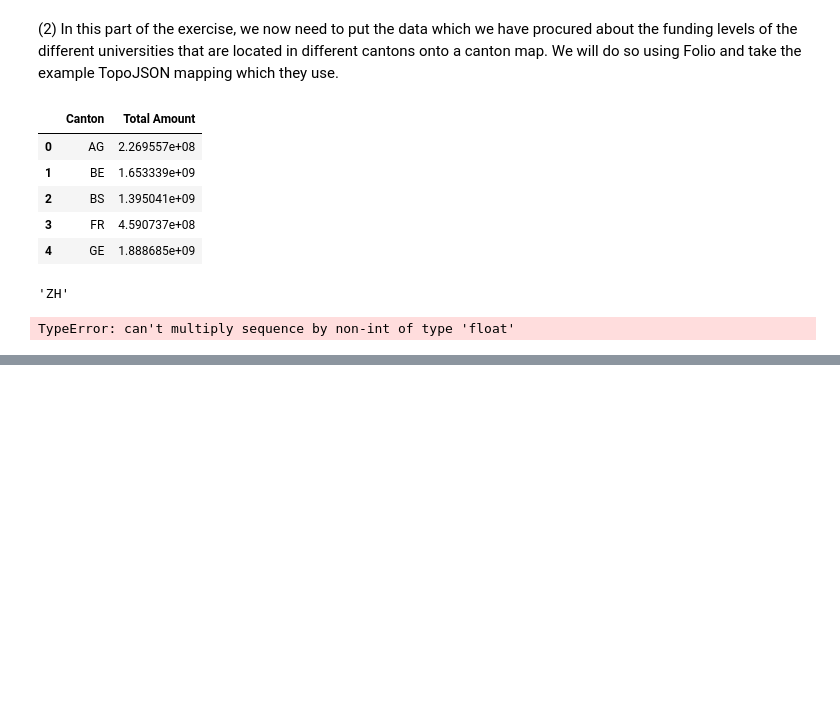
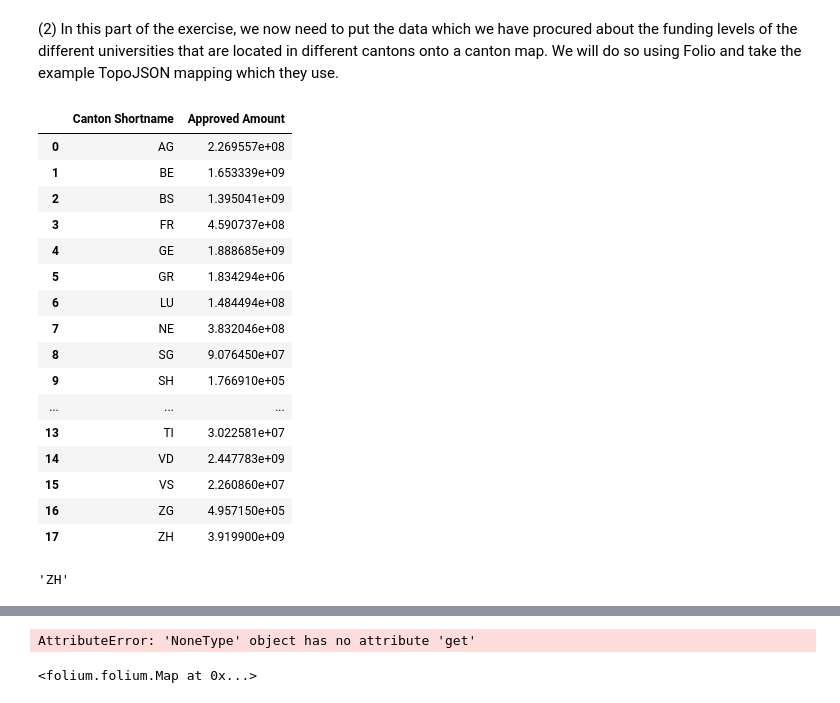
Before and after one commit to Merinorus/adaisawesome, a Jupyter notebook: Homework/03 - Interactive Viz/HW3_Interactive_Viz.ipynb, the cells around one changed output, grey strips where cells are left out. Saved outputs shown, nothing was run; the diff lists cells and outputs as text; code cells hidden in the pictures; blank space fills up the shorter version.

```diff
--- a/Homework/03 - Interactive Viz/HW3_Interactive_Viz.ipynb
+++ b/Homework/03 - Interactive Viz/HW3_Interactive_Viz.ipynb
@@ -442,26 +430,37 @@ This is the end of the first part. Now that we have linked universities and inst
 # %%
 import folium
 
 # Import the Switzerland map (from the folio pylib notebook)
 topo_geo = r'ch-cantons.topojson.json'
 
 # Import our csv file with all of the values for the amounts of the grants
-grants_data = pd.read_pickle('P3_Cantons_Sum.pickle')
-grants_data['Canton Shortname'] = grants_data.index
-grants_data = grants_data.reset_index(drop=True)
-grants_data.columns = ['Total Amount','Canton']
-grants_data = grants_data[['Canton','Total Amount']]
-grants_data['Total Amount'] = (grants_data['Total Amount']).astype(float)
-
-grants_data.head()
+#grants_data = pd.read_pickle('P3_Cantons_Sum.pickle')
+#grants_data['Canton Shortname'] = grants_data.index
+#grants_data = grants_data.reset_index(drop=True)
+#grants_data.columns = ['Total Amount','Canton']
+#grants_data = grants_data[['Canton','Total Amount']]
+#grants_data['Total Amount'] = (grants_data['Total Amount']).astype(int)
+grants_data = pd.read_csv('P3_Cantons_Sum.csv')
+grants_data
 #type(grants_data['Total Amount'][1])
 # %% [output]
-|  | Canton | Total Amount |
+|  | Canton Shortname | Approved Amount |
 | 0 | AG | 2.269557e+08 |
 | 1 | BE | 1.653339e+09 |
 | 2 | BS | 1.395041e+09 |
 | 3 | FR | 4.590737e+08 |
 | 4 | GE | 1.888685e+09 |
+| 5 | GR | 1.834294e+06 |
+| 6 | LU | 1.484494e+08 |
+| 7 | NE | 3.832046e+08 |
+| 8 | SG | 9.076450e+07 |
+| 9 | SH | 1.766910e+05 |
+| ... | ... | ... |
+| 13 | TI | 3.022581e+07 |
+| 14 | VD | 2.447783e+09 |
+| 15 | VS | 2.260860e+07 |
+| 16 | ZG | 4.957150e+05 |
+| 17 | ZH | 3.919900e+09 |
 # %%
 # Need to be able to extract the id of the canton from the topo file
 from pprint import pprint
@@ -482,20 +481,6 @@ data['objects']['cantons']['geometries'][0]['id']
 #    key_on = 'objects.cantons.geometries.[' + str(x) + '].id'
 #    print(key_on)
 #    x += 1
-# %%
-# Test 1
-# We now need to mark the amounts using the Canton abbreviations
-ch_map.geo_json(geo_path=topo_geo,
-              data=grants_data,
-              columns=['Total Amount', 'Canton'],
-              key_on='objects.cantons.geometries.properties.id',
-              fill_color='BuPu',
-              fill_opacity=0.7,
-              line_opacity=0.5,
-              legend_name='Grants')
-display(ch_map)
-# %% [output]
-TypeError: can't multiply sequence by non-int of type 'float'
 # %%
 # Need to overlap the Swiss topo file on the generic Folio map
 ch_map = folium.Map(location=[46.9, 8.6], tiles='Mapbox Bright', zoom_start=7)
@@ -504,3 +489,19 @@ folium.LayerControl().add_to(ch_map)
 ch_map
 # %% [output]
 [interactive output not drawn]
+# %%
+# Test 1
+# We now need to mark the amounts using the Canton abbreviations
+ch_map.geo_json(geo_path=topo_geo,
+              data=grants_data,
+              columns=['Canton Shortname', 'Approved Amount'],
+              #key_on='GeometryCollection.geometries.id',
+              key_on='Topology.objects.cantons',
+              fill_color='BuPu',
+              fill_opacity=0.7,
+              line_opacity=0.5,
+              legend_name='Grants')
+ch_map
+# %% [output]
+AttributeError: 'NoneType' object has no attribute 'get'
+<folium.folium.Map at 0x...>
```
Also changed, not shown: parts of 3 cells of this notebook.
